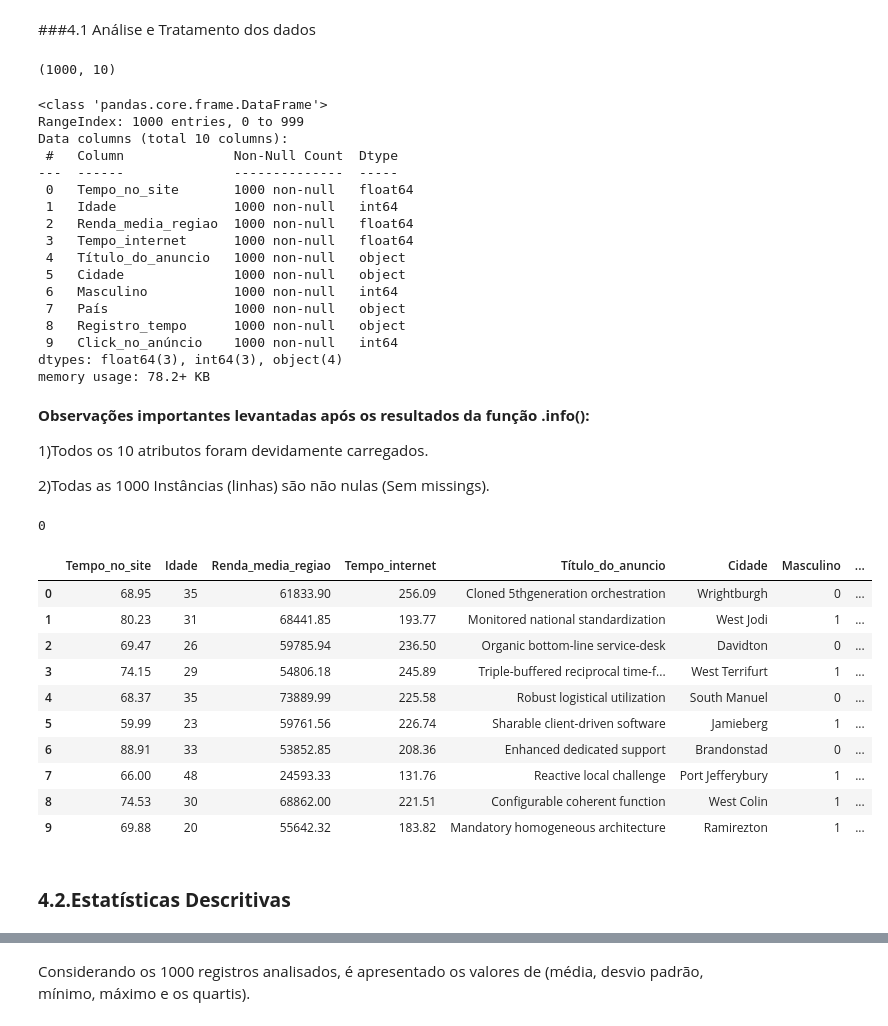
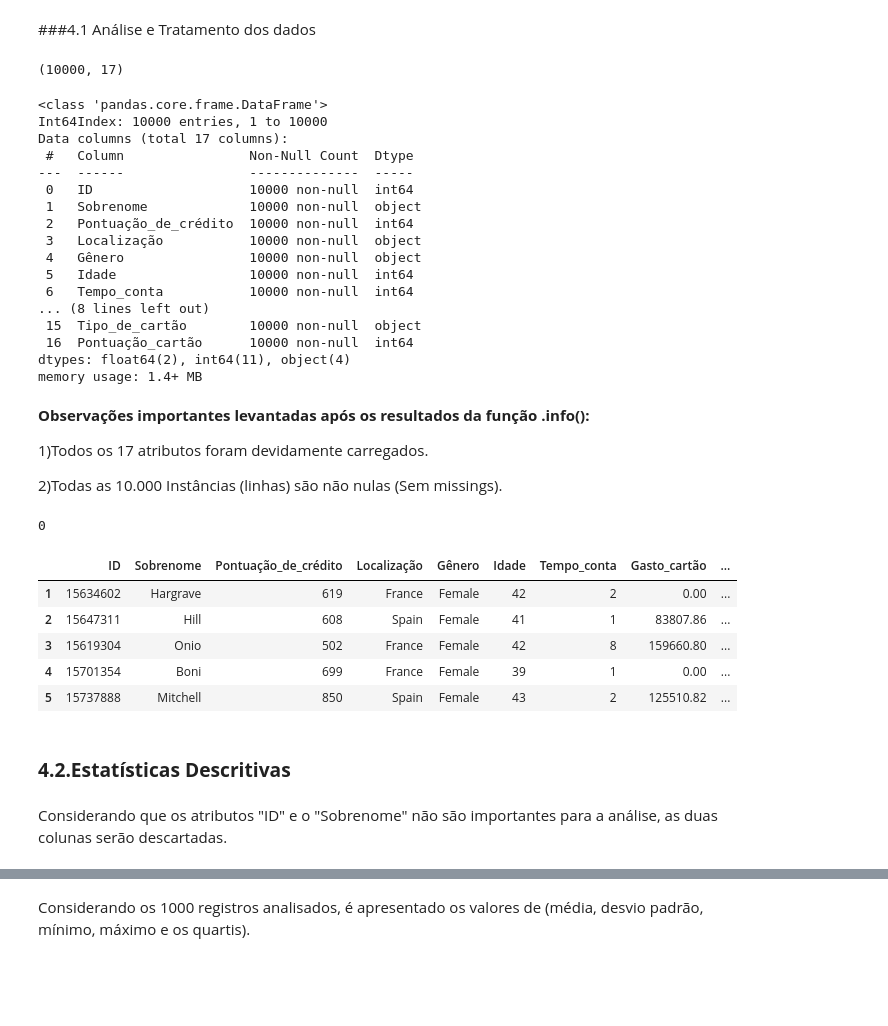
Before and after one commit to higordevellard/Customer_churn_in_a_bank, a Jupyter notebook: machine_learning_rotatividade_clientes.ipynb, the cells around one changed output, grey strips where cells are left out. Drawn from its saved outputs; the diff is of its cells as text; code cells hidden in the pictures; blank space fills up the shorter version.

```diff
--- a/machine_learning_rotatividade_clientes.ipynb
+++ b/machine_learning_rotatividade_clientes.ipynb
@@ -47,7 +48,9 @@ O dataset escolhido para este projeto está disponível no Kaggle, conforme o se
 url_1 = 'https://raw.githubusercontent.com/higordevellard/Rotatividade_de_clientes_em_um_banco/main/Customer-Churn-Records.csv'
 
 # Labels dos atributos do dataset
-labels_atributos = ['Tempo_no_site', 'Idade', 'Renda_media_regiao', 'Tempo_internet', 'Título_do_anuncio', 'Cidade', 'Masculino', 'País', 'Registro_tempo', 'Click_no_anúncio']
+labels_atributos = ['ID', 'Sobrenome', 'Pontuação_de_crédito', 'Localização', 'Gênero', 'Idade', 'Tempo_conta', 'Gasto_cartão', 'Qtd_produtos',\
+                    'Cartão_de_crédito', 'Membro_ativo', 'Salario_estimado', 'Conta_encerrada', 'Reclamação', 'Pontuação_satisfação',\
+                    'Tipo_de_cartão', 'Pontuação_cartão']
 
 # Lê o arquivo
 dataset = pd.read_csv(url_1, names=labels_atributos, header=0, delimiter=',')
@@ -99,53 +102,50 @@ dataset = pd.read_csv(url_1, names=labels_atributos, header=0, delimiter=',')
 # Mostra as dimensões do dataset (linhas e colunas)
 dataset.shape
 # %% [output]
-(1000, 10)
+(10000, 17)
 # %%
 # Mostra as informações do dataset
 dataset.info()
 # %% [output]
 <class 'pandas.core.frame.DataFrame'>
-RangeIndex: 1000 entries, 0 to 999
-Data columns (total 10 columns):
- #   Column              Non-Null Count  Dtype
----  ------              --------------  -----
- 0   Tempo_no_site       1000 non-null   float64
- 1   Idade               1000 non-null   int64
- 2   Renda_media_regiao  1000 non-null   float64
- 3   Tempo_internet      1000 non-null   float64
- 4   Título_do_anuncio   1000 non-null   object
- 5   Cidade              1000 non-null   object
- 6   Masculino           1000 non-null   int64
- 7   País                1000 non-null   object
- 8   Registro_tempo      1000 non-null   object
- 9   Click_no_anúncio    1000 non-null   int64
-dtypes: float64(3), int64(3), object(4)
-memory usage: 78.2+ KB
+Int64Index: 10000 entries, 1 to 10000
+Data columns (total 17 columns):
+ #   Column                Non-Null Count  Dtype
+---  ------                --------------  -----
+ 0   ID                    10000 non-null  int64
+ 1   Sobrenome             10000 non-null  object
+ 2   Pontuação_de_crédito  10000 non-null  int64
+ 3   Localização           10000 non-null  object
+ 4   Gênero                10000 non-null  object
+ 5   Idade                 10000 non-null  int64
+ 6   Tempo_conta           10000 non-null  int64
+... (8 lines left out)
+ 15  Tipo_de_cartão        10000 non-null  object
+ 16  Pontuação_cartão      10000 non-null  int64
+dtypes: float64(2), int64(11), object(4)
+memory usage: 1.4+ MB
 # %% [markdown]
 **Observações importantes levantadas após os resultados da função .info():**
 
-1)Todos os 10 atributos foram devidamente carregados.
+1)Todos os 17 atributos foram devidamente carregados.
 
-2)Todas as 1000 Instâncias (linhas) são não nulas (Sem missings).
+2)Todas as 10.000 Instâncias (linhas) são não nulas (Sem missings).
 # %%
 # Verificar a presença de linhas duplicadas no dataset.
 print(dataset.duplicated().sum())
 # %% [output]
 0
 # %%
-# Mostra as 10 primeiras linhas do dataset
-dataset.head(10)
+# Mostra as 5 primeiras linhas do dataset
+dataset.head(5)
 # %% [output]
-|  | Tempo_no_site | Idade | Renda_media_regiao | Tempo_internet | Título_do_anuncio | Cidade | Masculino | ... |
-| 0 | 68.95 | 35 | 61833.90 | 256.09 | Cloned 5thgeneration orchestration | Wrightburgh | 0 | ... |
-| 1 | 80.23 | 31 | 68441.85 | 193.77 | Monitored national standardization | West Jodi | 1 | ... |
-| 2 | 69.47 | 26 | 59785.94 | 236.50 | Organic bottom-line service-desk | Davidton | 0 | ... |
-| 3 | 74.15 | 29 | 54806.18 | 245.89 | Triple-buffered reciprocal time-f... | West Terrifurt | 1 | ... |
-| 4 | 68.37 | 35 | 73889.99 | 225.58 | Robust logistical utilization | South Manuel | 0 | ... |
-| 5 | 59.99 | 23 | 59761.56 | 226.74 | Sharable client-driven software | Jamieberg | 1 | ... |
-| 6 | 88.91 | 33 | 53852.85 | 208.36 | Enhanced dedicated support | Brandonstad | 0 | ... |
-| 7 | 66.00 | 48 | 24593.33 | 131.76 | Reactive local challenge | Port Jefferybury | 1 | ... |
-| 8 | 74.53 | 30 | 68862.00 | 221.51 | Configurable coherent function | West Colin | 1 | ... |
-| 9 | 69.88 | 20 | 55642.32 | 183.82 | Mandatory homogeneous architecture | Ramirezton | 1 | ... |
+|  | ID | Sobrenome | Pontuação_de_crédito | Localização | Gênero | Idade | Tempo_conta | Gasto_cartão | ... |
+| 1 | 15634602 | Hargrave | 619 | France | Female | 42 | 2 | 0.00 | ... |
+| 2 | 15647311 | Hill | 608 | Spain | Female | 41 | 1 | 83807.86 | ... |
+| 3 | 15619304 | Onio | 502 | France | Female | 42 | 8 | 159660.80 | ... |
+| 4 | 15701354 | Boni | 699 | France | Female | 39 | 1 | 0.00 | ... |
+| 5 | 15737888 | Mitchell | 850 | Spain | Female | 43 | 2 | 125510.82 | ... |
 # %% [markdown]
 ### **4.2.Estatísticas Descritivas**
+# %% [markdown]
+Considerando que os atributos "ID" e o "Sobrenome" não são importantes para a análise, as duas colunas serão descartadas.
```
Also changed, not shown: parts of 32 cells of this notebook.
